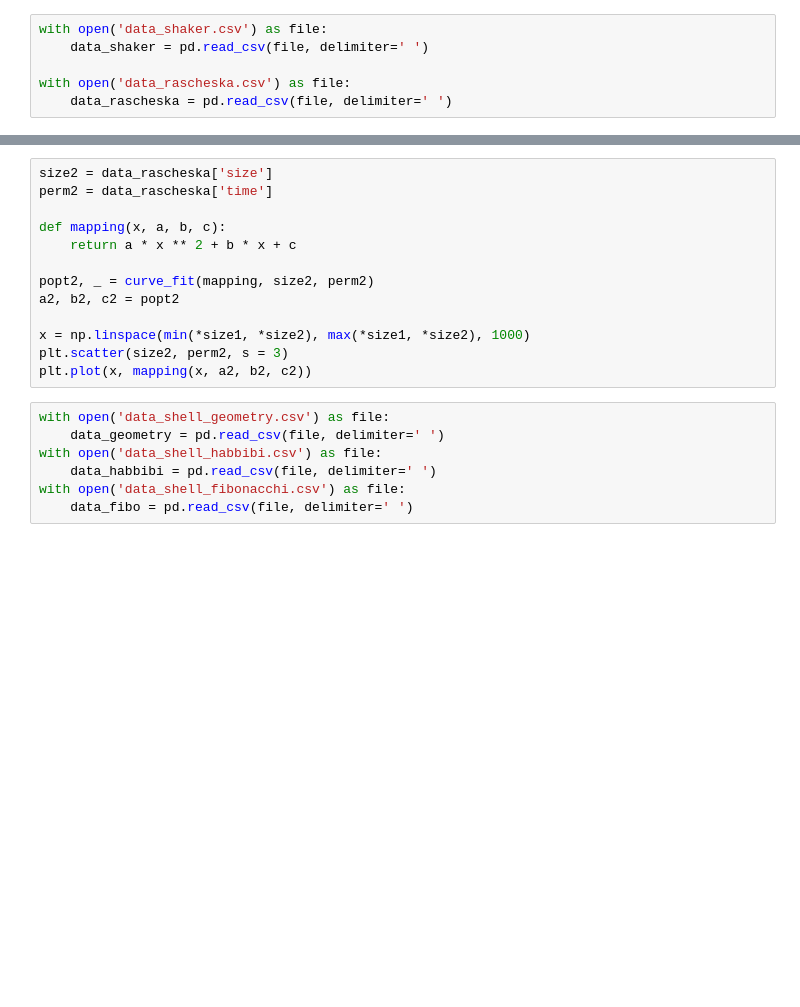
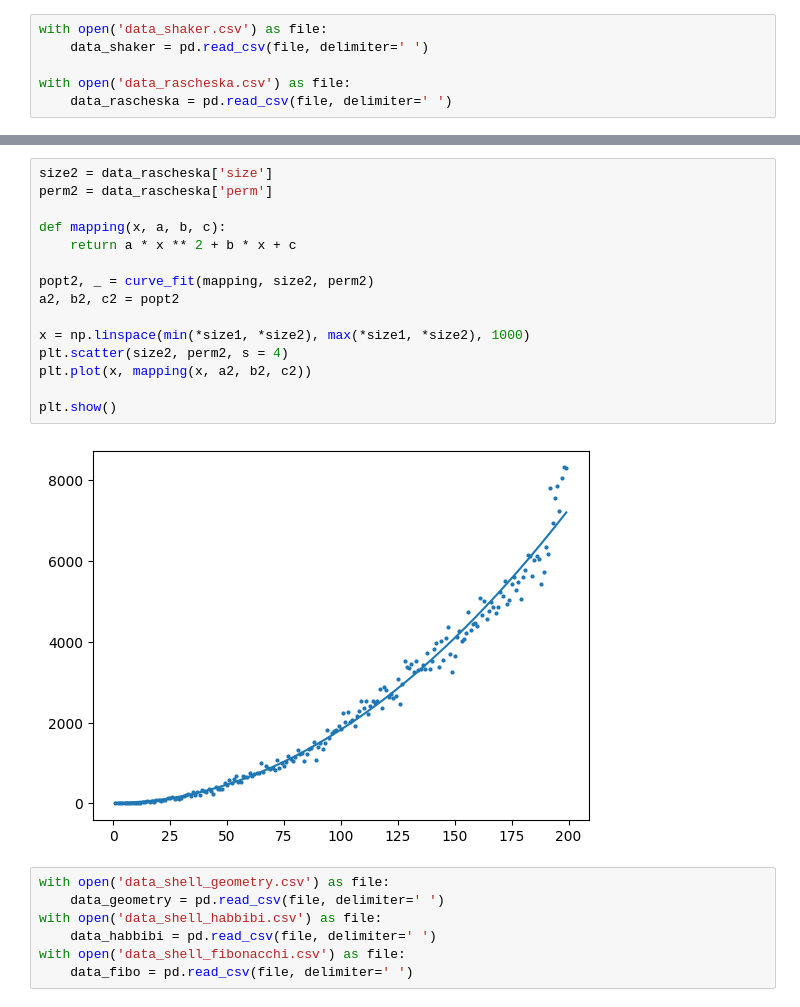
Before and after one commit to phystech-lunev-da/programming-semestr2, a Jupyter notebook: lab2/task1/Graphic.ipynb, the cells around one changed output, grey strips where cells are left out. Drawn from its saved outputs; the diff is of its cells as text; blank space fills up the shorter version.

```diff
--- a/lab2/task1/Graphic.ipynb
+++ b/lab2/task1/Graphic.ipynb
@@ -39,16 +39,20 @@ plt.plot(x, mapping(x, a2, b2, c2))
 # %%
 size2 = data_rascheska['size']
-perm2 = data_rascheska['time']
+perm2 = data_rascheska['perm']
 
 def mapping(x, a, b, c):
     return a * x ** 2 + b * x + c
 
 popt2, _ = curve_fit(mapping, size2, perm2)
 a2, b2, c2 = popt2
 
 x = np.linspace(min(*size1, *size2), max(*size1, *size2), 1000)
-plt.scatter(size2, perm2, s = 3)
+plt.scatter(size2, perm2, s = 4)
 plt.plot(x, mapping(x, a2, b2, c2))
+
+plt.show()
+# %% [output]
+[figure, added]
 # %%
 with open('data_shell_geometry.csv') as file:
     data_geometry = pd.read_csv(file, delimiter=' ')
```
Also changed, not shown: parts of 2 cells of this notebook, 9 other files.
